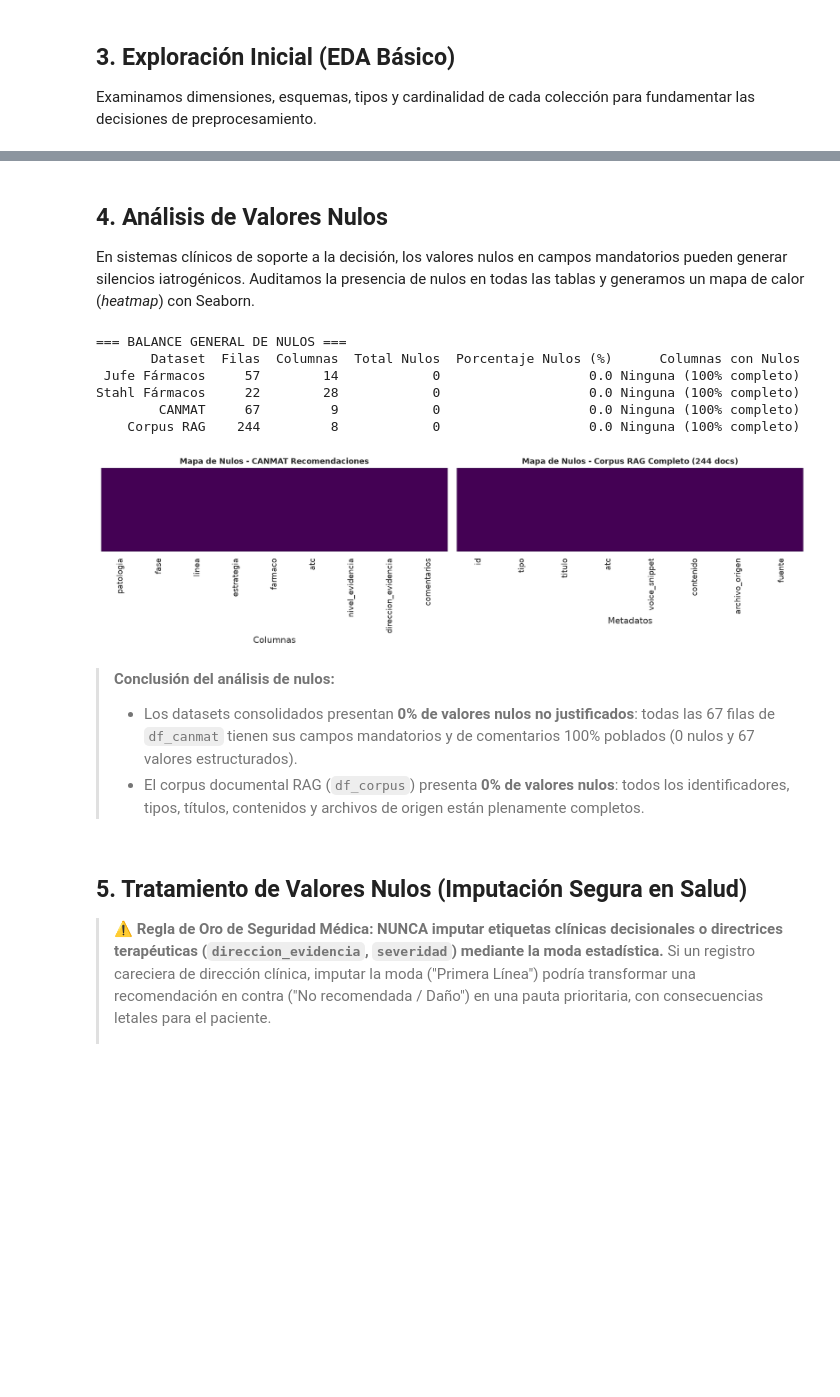
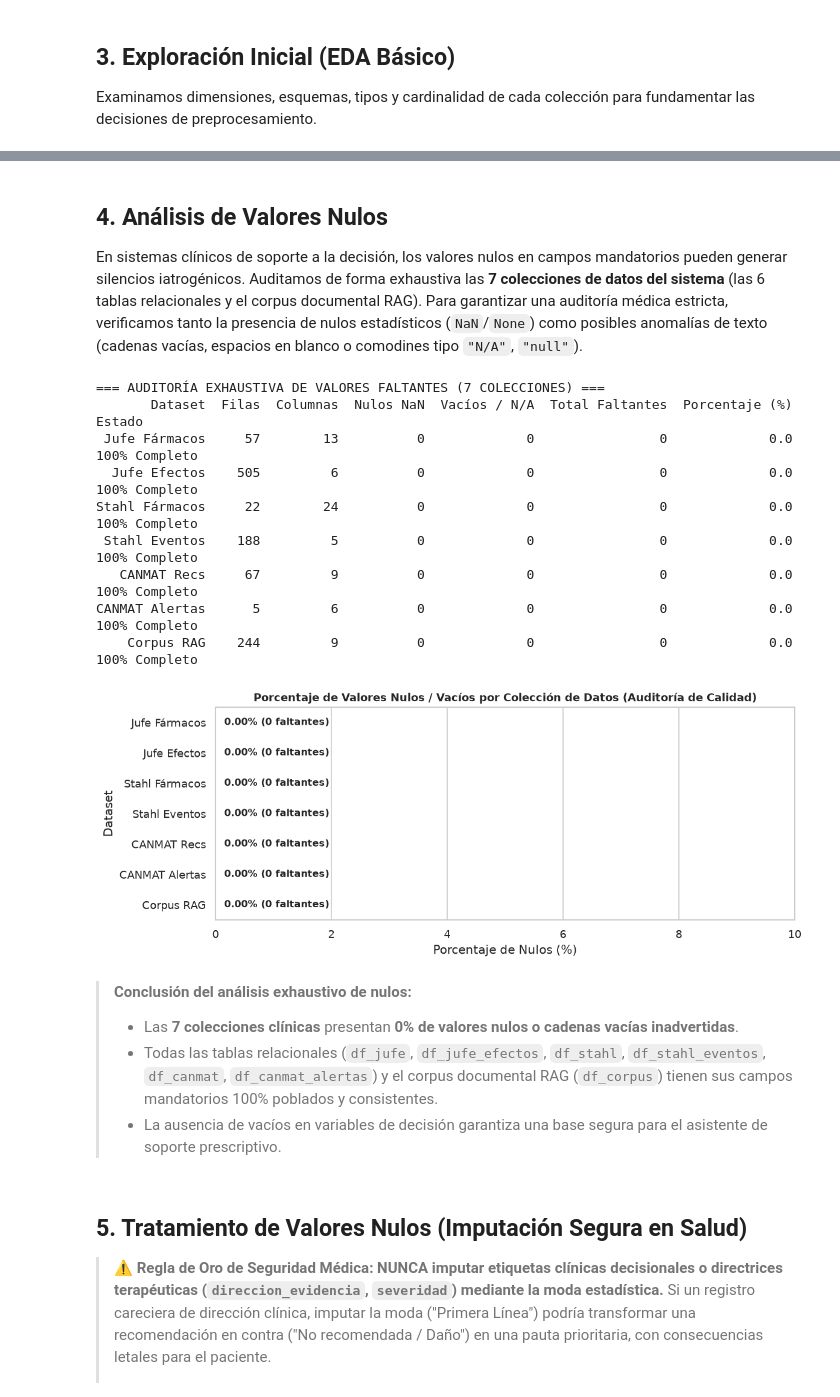
Before and after one commit to anacolinaarismendi/Sofia, a Jupyter notebook: notebooks/02_analisis_exploratorio_eda.ipynb, the cells around one changed output, grey strips where cells are left out. Drawn from its saved outputs; the diff is of its cells as text; code cells hidden in the pictures; blank space fills up the shorter version.

```diff
--- a/notebooks/02_analisis_exploratorio_eda.ipynb
+++ b/notebooks/02_analisis_exploratorio_eda.ipynb
@@ -256,57 +281,76 @@ See https://pandas.pydata.org/docs/dev/user_guide/migration.html#string-migratio
 ## 4. Análisis de Valores Nulos
 
 En sistemas clínicos de soporte a la decisión, los valores nulos en campos mandatorios pueden generar silencios iatrogénicos.
-Auditamos la presencia de nulos en todas las tablas y generamos un mapa de calor (*heatmap*) con Seaborn.
+Auditamos de forma exhaustiva las **7 colecciones de datos del sistema** (las 6 tablas relacionales y el corpus documental RAG).
+Para garantizar una auditoría médica estricta, verificamos tanto la presencia de nulos estadísticos (`NaN`/`None`) como posibles anomalías de texto (cadenas vacías, espacios en blanco o comodines tipo `"N/A"`, `"null"`).
 # %%
 tablas_nulos = {
     'Jufe Fármacos': df_jufe,
+    'Jufe Efectos': df_jufe_efectos,
     'Stahl Fármacos': df_stahl,
-    'CANMAT': df_canmat,
+    'Stahl Eventos': df_stahl_eventos,
+    'CANMAT Recs': df_canmat,
+    'CANMAT Alertas': df_canmat_alertas,
     'Corpus RAG': df_corpus
 }
 
 resumen_nulos = []
 for nombre, df in tablas_nulos.items():
     total_celdas = df.shape[0] * df.shape[1]
-    nulos = df.isnull().sum().sum()
-    pct = (nulos / total_celdas * 100) if total_celdas > 0 else 0
+    nulos_nan = df.isnull().sum().sum()
+
+    # Detección adicional de cadenas vacías o marcadores 'N/A' en columnas textuales
+    nulos_texto = 0
+    for col in df.select_dtypes(include=['O', 'string']).columns:
+        s = df[col].dropna().astype(str).str.strip().str.lower()
+        nulos_texto += s.isin(['', 'n/a', 'na', 'none', 'null']).sum()
+
+    total_incompletos = nulos_nan + nulos_texto
+    pct = (total_incompletos / total_celdas * 100) if total_celdas > 0 else 0
     cols_con_nulos = df.columns[df.isnull().any()].tolist()
+
     resumen_nulos.append({
         'Dataset': nombre,
         'Filas': df.shape[0],
         'Columnas': df.shape[1],
-        'Total Nulos': nulos,
-        'Porcentaje Nulos (%)': round(pct, 2),
-        'Columnas con Nulos': cols_con_nulos if cols_con_nulos else 'Ninguna (100% completo)'
+        'Nulos NaN': nulos_nan,
+        'Vacíos / N/A': nulos_texto,
+        'Total Faltantes': total_incompletos,
+        'Porcentaje (%)': round(pct, 2),
+        'Estado': '100% Completo' if total_incompletos == 0 else f'{cols_con_nulos}'
     })
 
-df_res_nulos = pd.DataFrame(resumen_nulos)
-print("=== BALANCE GENERAL DE NULOS ===")
-print(df_res_nulos.to_string(index=False))
+df_resumen_nulos = pd.DataFrame(resumen_nulos)
+print("=== AUDITORÍA EXHAUSTIVA DE VALORES FALTANTES (7 COLECCIONES) ===")
+print(df_resumen_nulos.to_string(index=False))
 
-# Mapa de calor de valores nulos (Seaborn)
-fig, axes = plt.subplots(1, 2, figsize=(14, 4))
-sns.heatmap(df_canmat.isnull(), cbar=False, yticklabels=False, cmap='viridis', ax=axes[0])
-axes[0].set_title('Mapa de Nulos - CANMAT Recomendaciones', fontsize=11, fontweight='bold')
-axes[0].set_xlabel('Columnas')
-
-sns.heatmap(df_corpus.isnull(), cbar=False, yticklabels=False, cmap='viridis', ax=axes[1])
-axes[1].set_title('Mapa de Nulos - Corpus RAG Completo (244 docs)', fontsize=11, fontweight='bold')
-axes[1].set_xlabel('Metadatos')
+# Visualización Gráfica: Heatmap de ausencia de nulos por tabla
+fig, ax = plt.subplots(figsize=(10, 4))
+pct_series = df_resumen_nulos.set_index('Dataset')['Porcentaje (%)']
+sns.barplot(x=pct_series.values, y=pct_series.index, ax=ax, color='mediumseagreen', edgecolor='black')
+ax.set_xlim(0, 10)
+ax.set_title('Porcentaje de Valores Nulos / Vacíos por Colección de Datos (Auditoría de Calidad)', fontsize=11, fontweight='bold')
+ax.set_xlabel('Porcentaje de Nulos (%)')
+for i, v in enumerate(pct_series.values):
+    ax.text(v + 0.15, i, f"{v:.2f}% (0 faltantes)", va='center', fontweight='bold', fontsize=9.5)
 plt.tight_layout()
 plt.show()
 # %% [output]
-=== BALANCE GENERAL DE NULOS ===
-       Dataset  Filas  Columnas  Total Nulos  Porcentaje Nulos (%)      Columnas con Nulos
- Jufe Fármacos     57        14            0                   0.0 Ninguna (100% completo)
-Stahl Fármacos     22        28            0                   0.0 Ninguna (100% completo)
-        CANMAT     67         9            0                   0.0 Ninguna (100% completo)
-    Corpus RAG    244         8            0                   0.0 Ninguna (100% completo)
+=== AUDITORÍA EXHAUSTIVA DE VALORES FALTANTES (7 COLECCIONES) ===
+       Dataset  Filas  Columnas  Nulos NaN  Vacíos / N/A  Total Faltantes  Porcentaje (%)        Estado
+ Jufe Fármacos     57        13          0             0                0             0.0 100% Completo
+  Jufe Efectos    505         6          0             0                0             0.0 100% Completo
+Stahl Fármacos     22        24          0             0                0             0.0 100% Completo
+ Stahl Eventos    188         5          0             0                0             0.0 100% Completo
+   CANMAT Recs     67         9          0             0                0             0.0 100% Completo
+CANMAT Alertas      5         6          0             0                0             0.0 100% Completo
+    Corpus RAG    244         9          0             0                0             0.0 100% Completo
-[figure, old version]
+[figure, new version]
 # %% [markdown]
-> **Conclusión del análisis de nulos:**
-> - Los datasets consolidados presentan **0% de valores nulos no justificados**: todas las 67 filas de `df_canmat` tienen sus campos mandatorios y de comentarios 100% poblados (0 nulos y 67 valores estructurados).
-> - El corpus documental RAG (`df_corpus`) presenta **0% de valores nulos**: todos los identificadores, tipos, títulos, contenidos y archivos de origen están plenamente completos.
+> **Conclusión del análisis exhaustivo de nulos:**
+> - Las **7 colecciones clínicas** presentan **0% de valores nulos o cadenas vacías inadvertidas**.
+> - Todas las tablas relacionales (`df_jufe`, `df_jufe_efectos`, `df_stahl`, `df_stahl_eventos`, `df_canmat`, `df_canmat_alertas`) y el corpus documental RAG (`df_corpus`) tienen sus campos mandatorios 100% poblados y consistentes.
+> - La ausencia de vacíos en variables de decisión garantiza una base segura para el asistente de soporte prescriptivo.
 # %% [markdown]
 <a id="5"></a>
 ## 5. Tratamiento de Valores Nulos (Imputación Segura en Salud)
```
Also changed, not shown: parts of 39 cells of this notebook, 2 other files.
